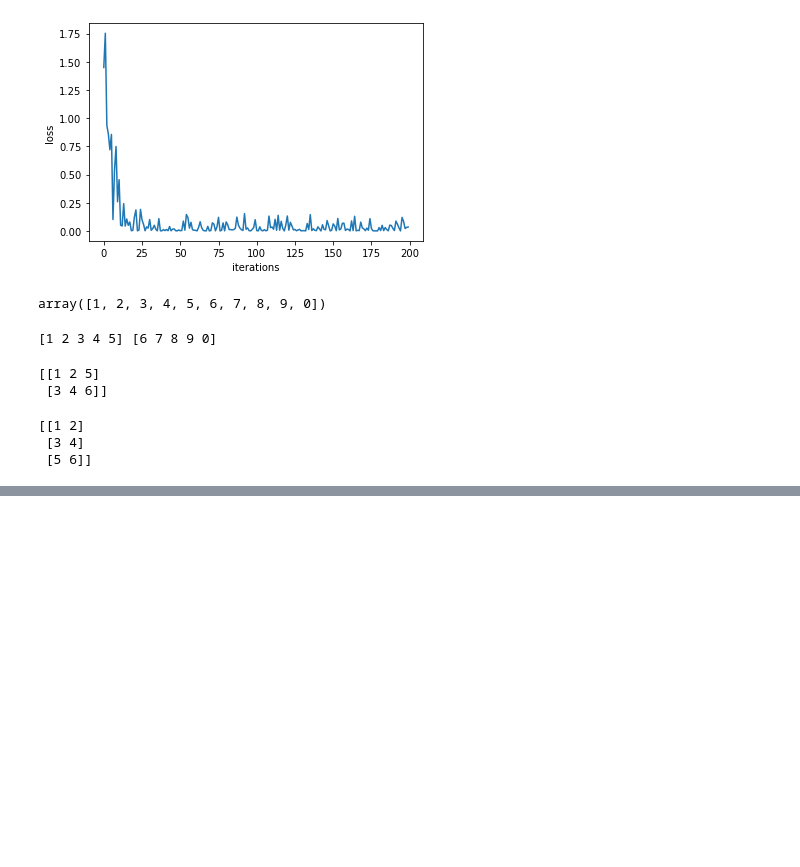
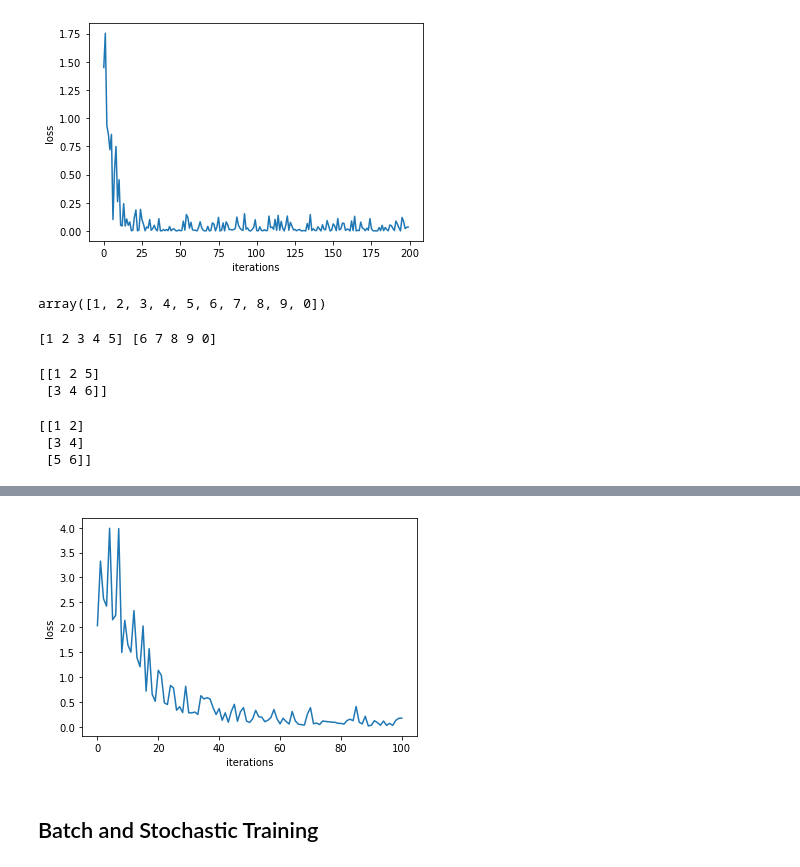
Before and after one commit to zobekenobe/MLCB, a Jupyter notebook: Chapter2_Part3.ipynb, the cells around one changed output, grey strips where cells are left out. Drawn from its saved outputs; the diff is of its cells as text; code cells hidden in the pictures; blank space fills up the shorter version.

```diff
--- a/Chapter2_Part3.ipynb
+++ b/Chapter2_Part3.ipynb
@@ -133,0 +231,25 @@ print(np.concatenate((a, np.reshape(b, (1,2))), axis = 0))
+# %%
+# initialize the weights and the biases
+tf.random.set_seed(1)
+np.random.seed(0)
+
+weights = tf.Variable(tf.random.normal(shape = [1]))
+biases  = tf.Variable(tf.random.normal(shape = [1]))
+history = []
+# %%
+for i in range(100):
+    idx = np.random.choice(100)
+    x_ = [x[idx]]
+    y_ = [y[idx]]
+    with tf.GradientTape() as tape:
+    # Step 1 : perform the feedforward operations
+        ypred = my_output(x_, weights, biases)
+        loss  = loss_func(y_, ypred)
+    history.append(loss)
+    # Step 2 : Calculate the loss
+    gradients = tape.gradient(loss, [weights ,biases])
+    # Step 3 : Apply the gradient
+    my_opt.apply_gradients(zip(gradients, [weights, biases]))
+    if (i+1)%25 == 0:
+        print(f'step : {i+1}, weights : {weights.numpy()}, biases : {biases.numpy()}')
+        print(f'loss : {loss.numpy()}')
@@ -133,0 +265,7 @@ print(np.concatenate((a, np.reshape(b, (1,2))), axis = 0))
+# %%
+plt.plot(history)
+plt.xlabel('iterations')
+plt.ylabel('loss')
+plt.show()
+# %% [output]
+[figure, added]
@@ -133,0 +274,2 @@ print(np.concatenate((a, np.reshape(b, (1,2))), axis = 0))
+# %% [markdown]
+## Batch and Stochastic Training
```
Also changed, not shown: parts of 19 cells of this notebook, 1 other file.
